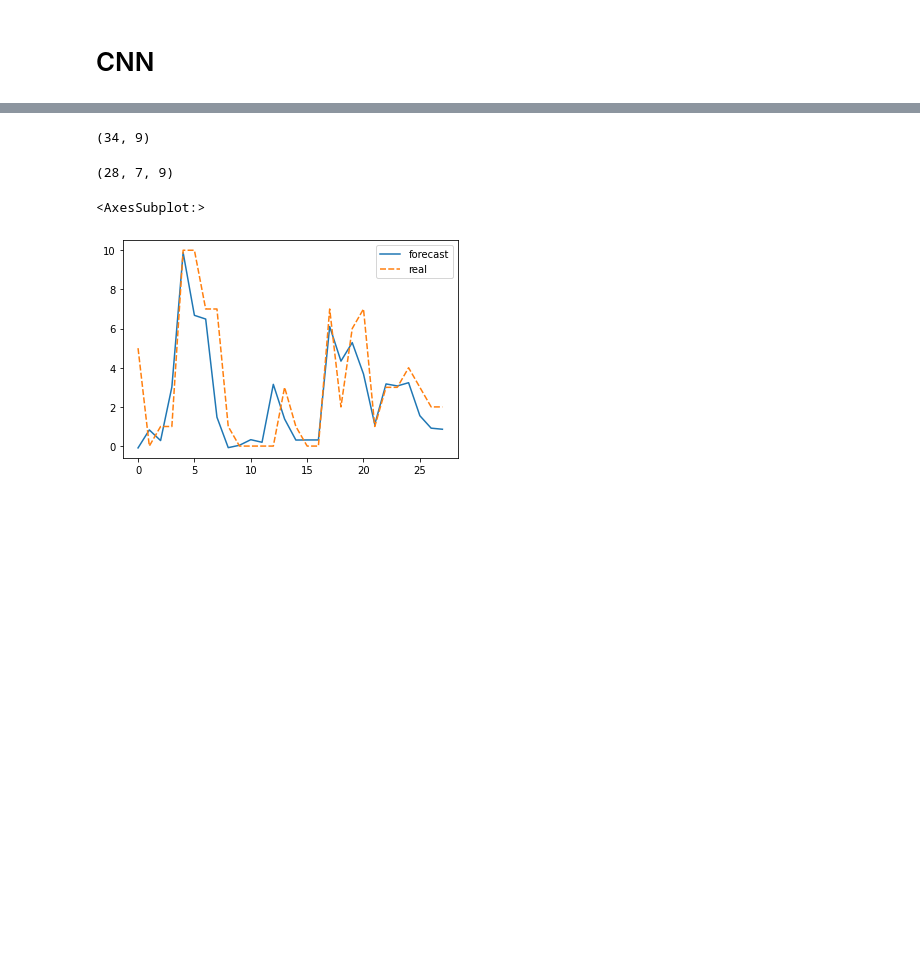
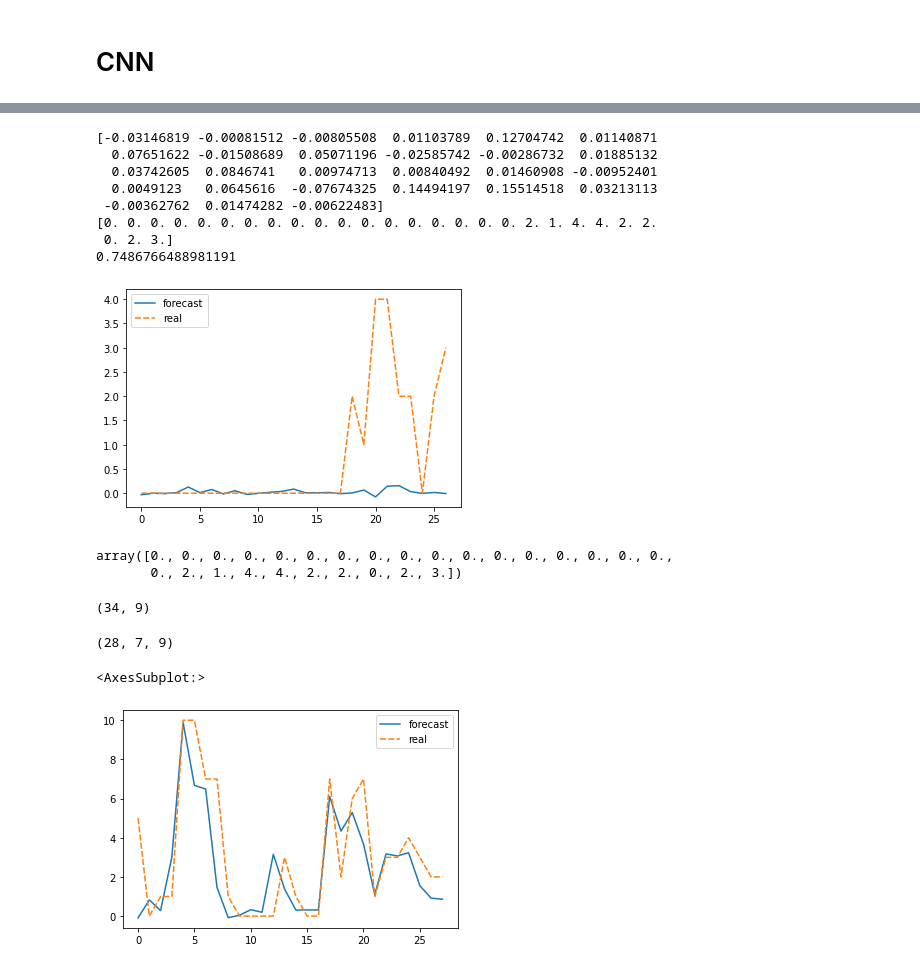
Before and after one commit to chiahsun/problem_solving, a Jupyter notebook: kaggle/competitive-data-science-predict-future-sales/CNN.ipynb, the cells around one changed output, grey strips where cells are left out. Cells and saved outputs as stored; diff of their text form; code cells hidden in the pictures; blank space fills up the shorter version.

Commit message:
Add model forecast for one feature

```diff
--- a/kaggle/competitive-data-science-predict-future-sales/CNN.ipynb
+++ b/kaggle/competitive-data-science-predict-future-sales/CNN.ipynb
@@ -211,16 +211,29 @@ sns.lineplot(data = df)
 <AxesSubplot:>
 [figure]
 # %%
-def seq2seq_window_dataset(series, window_size, batch_size = 3, shuffle_buffer = 1000):
+def seq2seq_window_dataset_inner(series, window_size = 7):
     ds = tf.data.Dataset.from_tensor_slices(series)
     ds = ds.window(window_size + 1, shift = 1, drop_remainder = True)
     ds = ds.flat_map(lambda w: w.batch(window_size + 1))
-    # ds = ds.shuffle(shuffle_buffer) # TODO: add
-    ds = ds.map(lambda w: (w[:-1], w[1:]))
+    ds = ds.map(lambda w: (w[:-1], w[1:,-1]))
+    return ds
+
+def seq2seq_window_dataset(series, batch_size = 3, shuffle_buffer = 1000):
+    ds = seq2seq_window_dataset_inner(series)
+    ds = ds.shuffle(shuffle_buffer)
+    return ds.batch(batch_size).prefetch(1)
+
+def seq2seq_window_dataset_x_only(series, batch_size = 3, shuffle_buffer = 1000):
+    ds = seq2seq_window_dataset_inner(series)
+    ds = ds.map(lambda x, y: x)
     return ds.batch(batch_size).prefetch(1)
 
 for X, y in seq2seq_window_dataset(series, 15):
     print(X.shape)
-    # print(x)
+    print(y.shape)
     break
+
+for X in seq2seq_window_dataset_x_only(series, 15):
+    print(X.shape)
+    break
 # %% [output]
@@ -334,12 +355,37 @@ Validation MAE min: 0.5757517218589783
 # %%
-def model_forecast(model, series, window_size):
-    ds = tf.data.Dataset.from_tensor_slices(series)
-    ds = ds.window(window_size, shift = 1, drop_remainder = True)
-    ds = ds.flat_map(lambda w: w.batch(window_size))
-    ds = ds.batch(32).prefetch(1)
-    return model.predict(ds)
+import seaborn as sns
+
+def model_forecast(model, series):
+    ds = seq2seq_window_dataset_x_only(series)
+    cnn_forecast = model.predict(ds)
+
+    pos = -1
+    f = cnn_forecast[:,-1,pos]
+    s = series[window_size:,pos] # this should be window_size - 1 ...
+
+    df = pd.DataFrame({
+        'forecast': f,
+        'real': s,
+    })
+    sns.lineplot(data = df)
+    print(keras.metrics.mean_absolute_error(f, s).numpy())
+
+model_forecast(model, series)
+# %% [output]
+[-0.03146819 -0.00081512 -0.00805508  0.01103789  0.12704742  0.01140871
+  0.07651622 -0.01508689  0.05071196 -0.02585742 -0.00286732  0.01885132
+  0.03742605  0.0846741   0.00974713  0.00840492  0.01460908 -0.00952401
+  0.0049123   0.0645616  -0.07674325  0.14494197  0.15514518  0.03213113
+ -0.00362762  0.01474282 -0.00622483]
+[0. 0. 0. 0. 0. 0. 0. 0. 0. 0. 0. 0. 0. 0. 0. 0. 0. 0. 2. 1. 4. 4. 2. 2.
+ 0. 2. 3.]
+0.7486766488981191
+[figure, added]
 # %%
-cnn_forecast = model_forecast(model, series, window_size)
+series[7:,-1]
+# %% [output]
+array([0., 0., 0., 0., 0., 0., 0., 0., 0., 0., 0., 0., 0., 0., 0., 0., 0.,
+       0., 2., 1., 4., 4., 2., 2., 0., 2., 3.])
 # %%
 print(series.shape)
 cnn_forecast.shape
```
Also changed, not shown: parts of 8 cells of this notebook.
